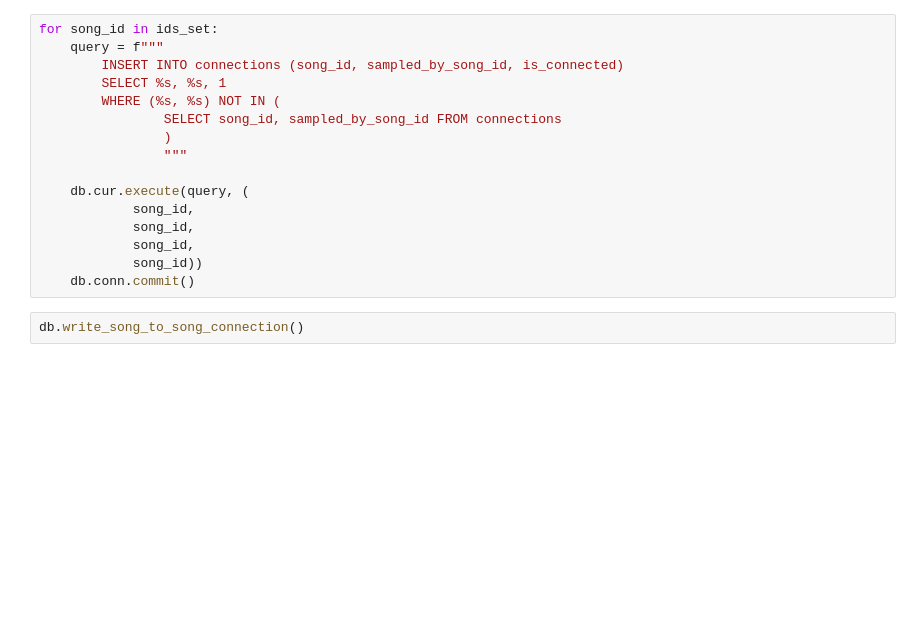
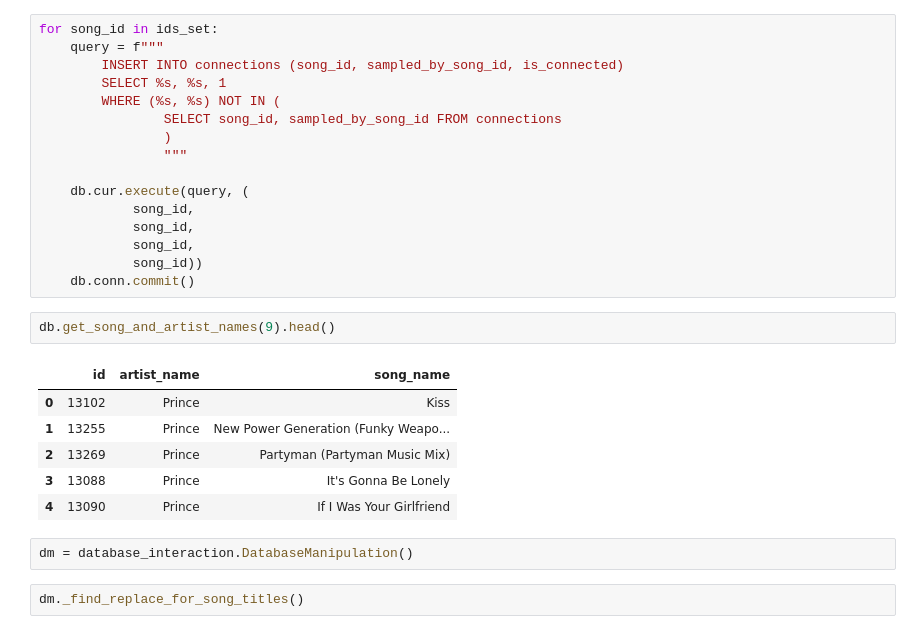
Before and after one commit to brettashley/ml-mix-lab, a Jupyter notebook: notebooks/db-interaction.ipynb, the cells around one changed output. Saved outputs shown, nothing was run; the diff lists cells and outputs as text; blank space fills up the shorter version.

Commit message:
testing, database fixes

```diff
--- a/notebooks/db-interaction.ipynb
+++ b/notebooks/db-interaction.ipynb
@@ -689,5 +689,16 @@ for song_id in ids_set:
             song_id,
             song_id))
     db.conn.commit()
-# %%
-db.write_song_to_song_connection()
+# %%
+db.get_song_and_artist_names(9).head()
+# %% [output]
+|  | id | artist_name | song_name |
+| 0 | 13102 | Prince | Kiss |
+| 1 | 13255 | Prince | New Power Generation (Funky Weapo... |
+| 2 | 13269 | Prince | Partyman (Partyman Music Mix) |
+| 3 | 13088 | Prince | It's Gonna Be Lonely |
+| 4 | 13090 | Prince | If I Was Your Girlfriend |
+# %%
+dm = database_interaction.DatabaseManipulation()
+# %%
+dm._find_replace_for_song_titles()
```
Also changed, not shown: 2 other files.
